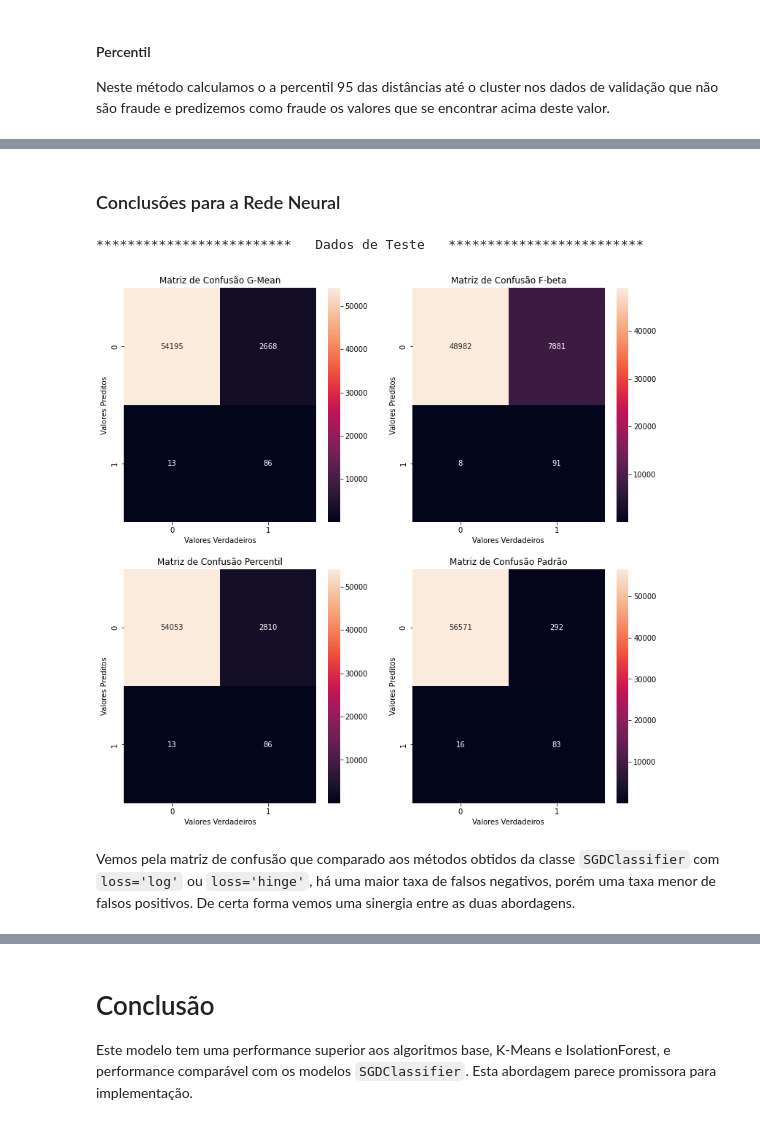
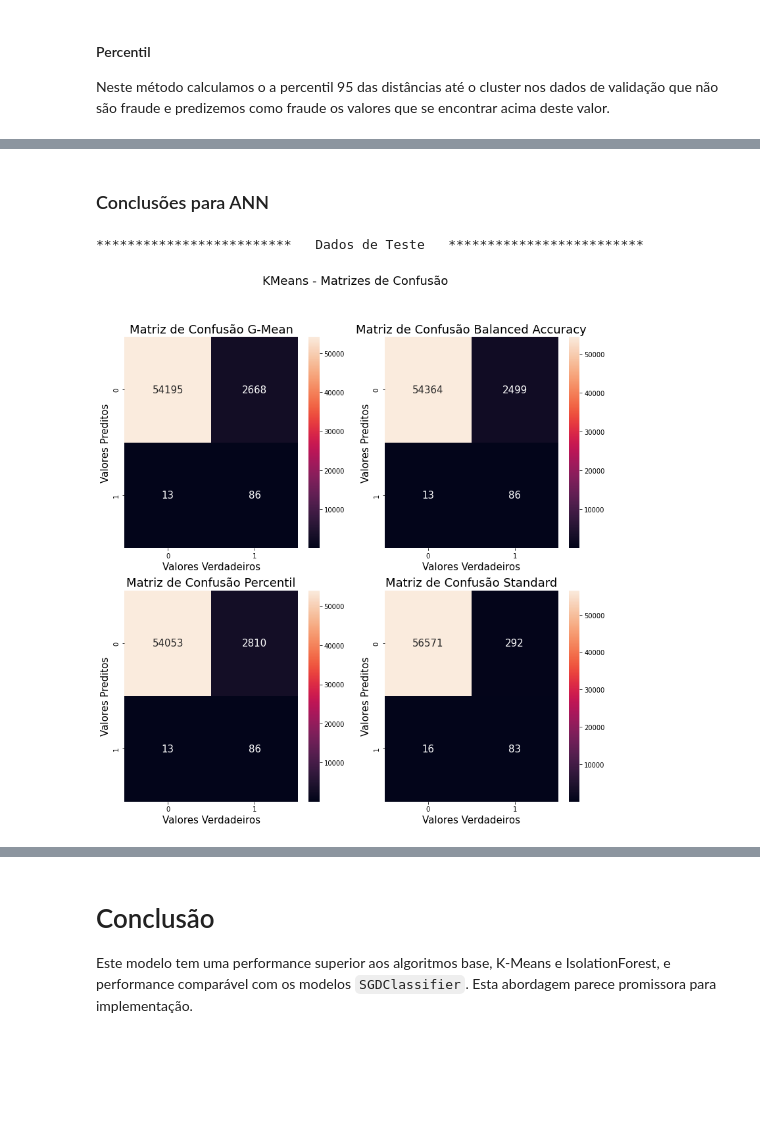
Before and after one commit to Gabriel-Stella/Credit_Card_Fraud, a Jupyter notebook: Credit_Card_Fraud_part4.ipynb, the cells around one changed output, grey strips where cells are left out. Cells and saved outputs as stored; diff of their text form; code cells hidden in the pictures; blank space fills up the shorter version.

```diff
--- a/Credit_Card_Fraud_part4.ipynb
+++ b/Credit_Card_Fraud_part4.ipynb
@@ -884 +961,7 @@ y_test_pred_fbeta = (test_prob>=threshold)
+# %%
+# Realizando as previsões para o limiar encontrado
+y_val_pred_bal_acc = (val_prob>=threshold)
+
+
+y_test_pred_bal_acc = (test_prob>=threshold)
 # %%
@@ -942,9 +1051,9 @@ Threshold: 0.2327
 # %%
 # Realizando as previsões para o limiar encontrado
-y_val_pred_std = (val_prob>=threshold)
+y_val_pred_percentile = (val_prob>=threshold)
 
 
-y_test_pred_std = (test_prob>=threshold)
+y_test_pred_percentile = (test_prob>=threshold)
 # %%
 from sklearn.metrics import classification_report
 from sklearn.metrics import confusion_matrix
@@ -998,56 +1105,80 @@ F-beta score: 0.1306     beta = 2.00
 | weighted avg | 0.998074 | 0.950441 | 0.972957 | 56962.000000 |
 [figure]
 # %% [markdown]
-### Conclusões para a Rede Neural
+### Conclusões para ANN
 # %%
+from sklearn.metrics import roc_auc_score
+from sklearn.metrics import average_precision_score
+from sklearn.metrics import recall_score
+import json
+
 num_asterisk = 25
 print("*"*num_asterisk + "   Dados de Teste   " + "*"*num_asterisk)
 
 
 fig,axes = plt.subplots(2,2)
 fig.set_size_inches(6.5*2,6.5*2)
-
 axes = axes.ravel()
 
 # G-mean
 ax = axes[0]
-sns.heatmap(confusion_matrix(y_test.reshape(-1),y_test_pred_gmean,labels=[0.,1.]),annot=True,fmt='d',ax=ax)
-ax.set_title('Matriz de Confusão G-Mean')
-ax.set_xlabel('Valores Verdadeiros')
-ax.set_ylabel('Valores Preditos')
+sns.heatmap(confusion_matrix(y_test.reshape(-1),y_test_pred_gmean,labels=[0.,1.]),annot=True,fmt='1.0f',ax=ax,annot_kws={"size":15})
+ax.set_title('Matriz de Confusão G-Mean',fontsize=18)
+ax.set_xlabel('Valores Verdadeiros',fontsize=15)
+ax.set_ylabel('Valores Preditos',fontsize=15)
 
 
 
 
-# F-beta
+# Balanced Accuracy
 ax = axes[1]
-sns.heatmap(confusion_matrix(y_test.reshape(-1),y_test_pred_fbeta,labels=[0.,1.]),annot=True,fmt='d',ax=ax)
-ax.set_title('Matriz de Confusão F-beta')
-ax.set_xlabel('Valores Verdadeiros')
-ax.set_ylabel('Valores Preditos')
+sns.heatmap(confusion_matrix(y_test.reshape(-1),y_test_pred_bal_acc,labels=[0.,1.]),annot=True,fmt='1.0f',ax=ax,annot_kws={"size":15})
+ax.set_title('Matriz de Confusão Balanced Accuracy',fontsize=18)
+ax.set_xlabel('Valores Verdadeiros',fontsize=15)
+ax.set_ylabel('Valores Preditos',fontsize=15)
 
 
 
 # Percentil
 ax = axes[2]
-sns.heatmap(confusion_matrix(y_test.reshape(-1),y_test_pred_std,labels=[0.,1.]),annot=True,fmt='d',ax=ax)
-ax.set_title('Matriz de Confusão Percentil')
-ax.set_xlabel('Valores Verdadeiros')
-ax.set_ylabel('Valores Preditos')
+sns.heatmap(confusion_matrix(y_test.reshape(-1),y_test_pred_percentile,labels=[0.,1.]),annot=True,fmt='1.0f',ax=ax,annot_kws={"size":15})
+ax.set_title('Matriz de Confusão Percentil',fontsize=18)
+ax.set_xlabel('Valores Verdadeiros',fontsize=15)
+ax.set_ylabel('Valores Preditos',fontsize=15)
 
 
-y_test_pred = (test_prob>=0.5).astype(float)
+y_test_pred_std = (test_prob>=0.5)
 
 # Percentil
 ax = axes[3]
-sns.heatmap(confusion_matrix(y_test.reshape(-1),y_test_pred,labels=[0.,1.]),annot=True,fmt='d',ax=ax)
-ax.set_title('Matriz de Confusão Padrão')
-ax.set_xlabel('Valores Verdadeiros')
-ax.set_ylabel('Valores Preditos')
+sns.heatmap(confusion_matrix(y_test.reshape(-1),y_test_pred_std,labels=[0.,1.]),annot=True,fmt='1.0f',ax=ax,annot_kws={"size":15})
+ax.set_title('Matriz de Confusão Standard',fontsize=18)
+ax.set_xlabel('Valores Verdadeiros',fontsize=15)
+ax.set_ylabel('Valores Preditos',fontsize=15)
 
+fig.suptitle("KMeans - Matrizes de Confusão",fontsize=18)
+
+
+AUC_ROC = roc_auc_score(y_test,test_prob)
+
+
+average_precision = average_precision_score(y_test,test_prob)
+
+
+
+
+performance = {"AUC ROC":AUC_ROC,"Average Precision": average_precision,
+                "Classification Report G-Mean":classification_report(y_test.reshape(-1),y_test_pred_gmean,digits=2,output_dict=True),
+                "Classification Report Balanced Accuracy":classification_report(y_test.reshape(-1),y_test_pred_bal_acc,digits=2,output_dict=True),
+                "Classification Report Percentil":classification_report(y_test.reshape(-1),y_test_pred_percentile,digits=2,output_dict=True)}
+with open("performance/performance_ANN.json","w",encoding="utf-8") as f:
+    json.dump(performance,f)
+
+
+fig.patch.set_alpha(1.0)
+fig.savefig('figures/part3/confusion_matrix_ANN.pdf', bbox_inches='tight')
+fig.savefig('figures/part3/confusion_matrix_ANN.png', bbox_inches='tight')
 plt.show()
 # %% [output]
 *************************   Dados de Teste   *************************
-[figure, old version]
+[figure, new version]
-# %% [markdown]
-Vemos pela matriz de confusão que comparado aos métodos obtidos da classe ``SGDClassifier`` com ``loss='log'`` ou ``loss='hinge'``, há uma maior taxa de falsos negativos, porém uma taxa menor de falsos positivos. De certa forma vemos uma sinergia entre as duas abordagens.
```
Also changed, not shown: parts of 52 cells of this notebook, 3 other files.
